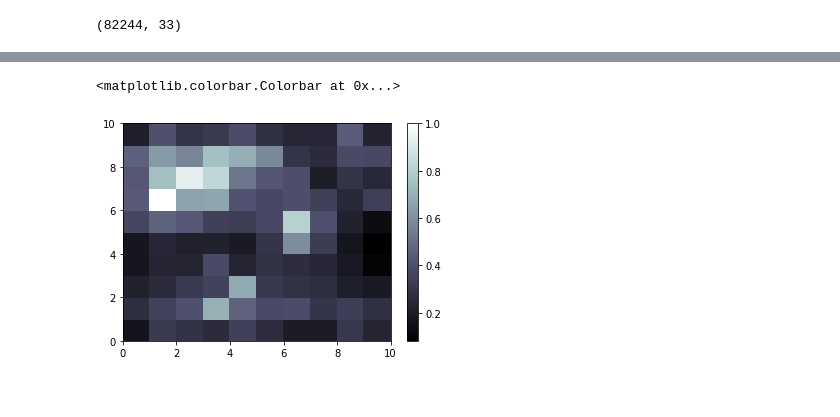
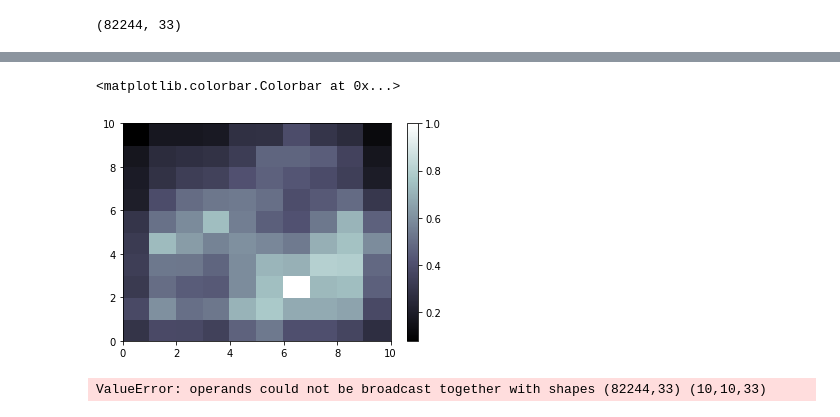
Before and after one commit to miniii222/-5th-L.point_bigdata_competiton, a Jupyter notebook: EDA/Clustering_01.ipynb, the cells around one changed output, grey strips where cells are left out. Cells and saved outputs as stored; diff of their text form; code cells hidden in the pictures.

```diff
--- a/EDA/Clustering_01.ipynb
+++ b/EDA/Clustering_01.ipynb
@@ -340,4 +375,3 @@ F_20.head()
 # %%
 #대대분류 삭제
-F_20 = F_20.drop(F_20.loc[:, F_20.columns.str.startswith('CLAC0')], axis = 1)
-F_20.head()
+F_20_drop = F_20.drop(F_20.loc[:, F_20.columns.str.startswith('CLAC0')], axis = 1)
@@ -429,18 +582,20 @@ from minisom import MiniSom
 # %%
 sc = MinMaxScaler(feature_range = (0, 1))
-X = sc.fit_transform(F_20)
+X = sc.fit_transform(F_20_drop)
 # %%
-som = MiniSom(x = 10, y = 10, input_len = 43, sigma = 1.0, learning_rate = 0.5)
+som = MiniSom(x = 10, y = 10, input_len = 33, learning_rate=0.1)
 som.random_weights_init(X)
-som.train_random(data = X, num_iteration = 100)
+som.train_random(data = X, num_iteration = 5000)
+bone()
+pcolor(som.distance_map().T)
+colorbar()
+# %% [output]
+<matplotlib.colorbar.Colorbar at 0x...>
+[figure, added]
-# %%
-from pylab import bone, pcolor, colorbar, plot, show
-bone()
-pcolor(som.distance_map().T)
-colorbar()
-# %% [output]
-<matplotlib.colorbar.Colorbar at 0x...>
-[figure, removed]
+# %%
+som.winner()
+# %% [output]
+ValueError: operands could not be broadcast together with shapes (82244,33) (10,10,33)
 # %%
 markers = ['o', 's']
 colors = ['r', 'g']
```
Also changed, not shown: parts of 24 cells of this notebook.
